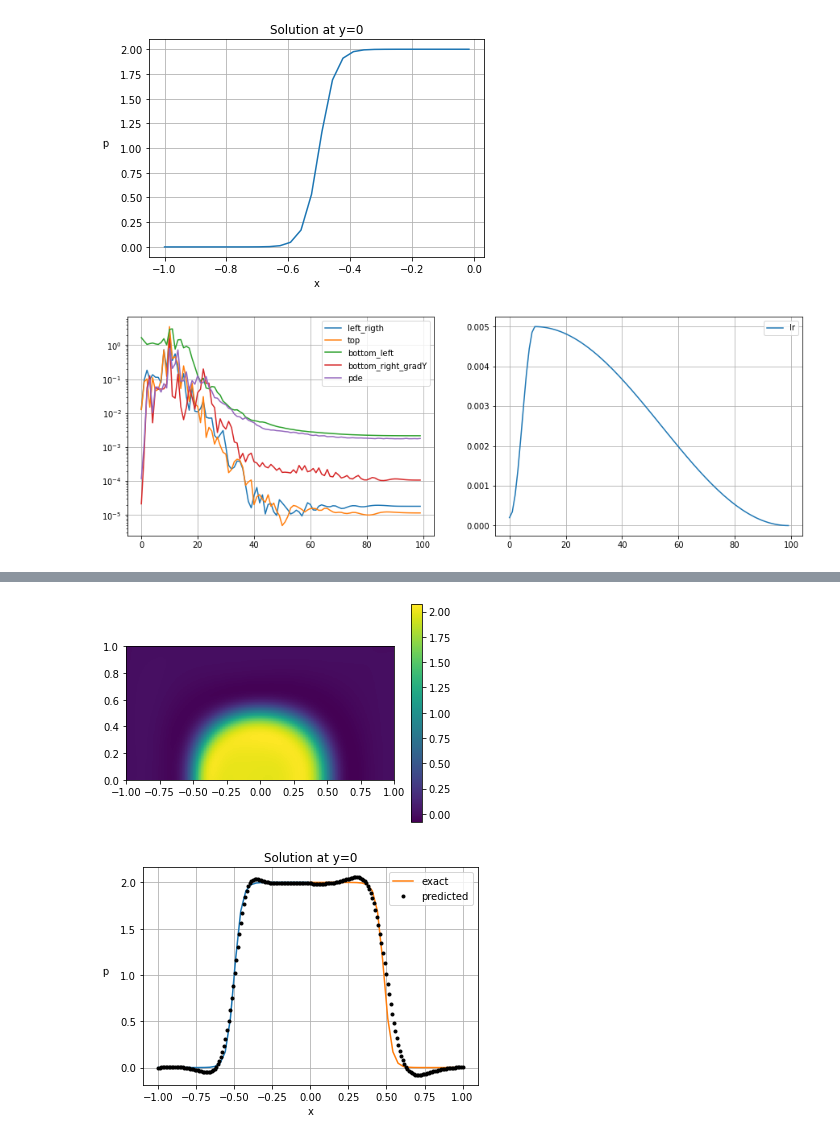
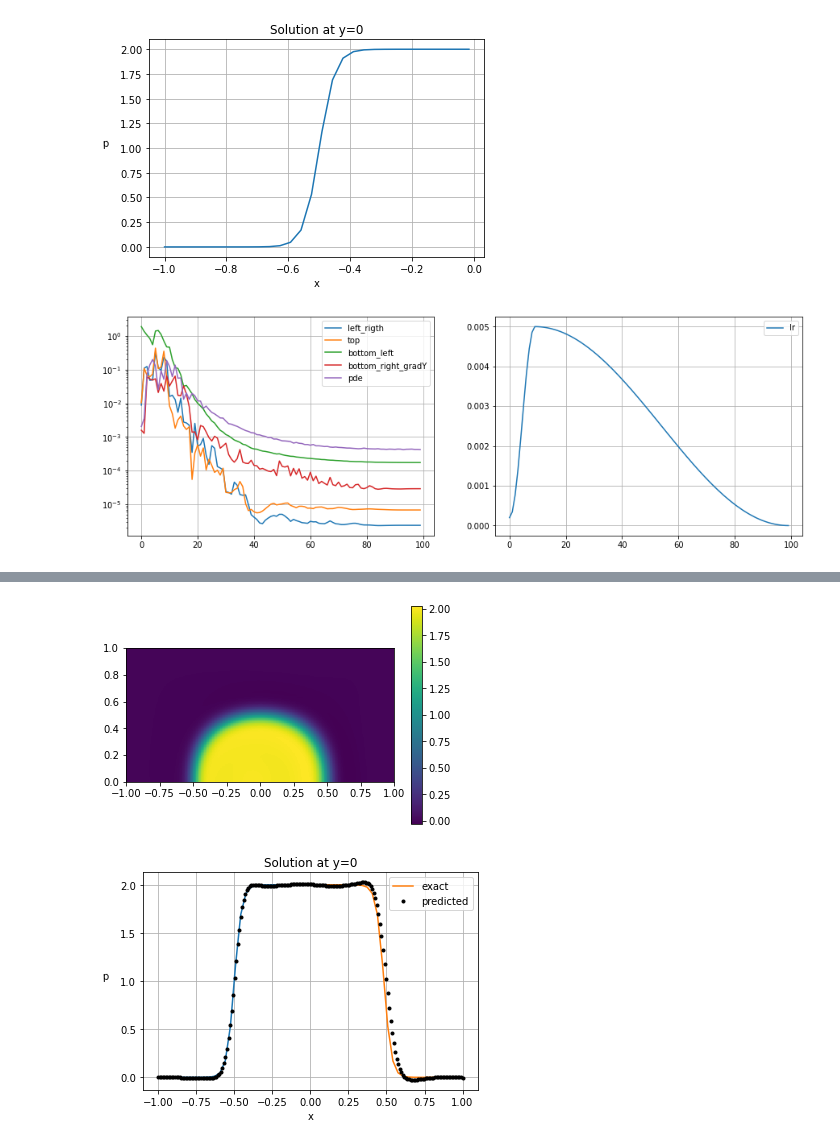
Before and after one commit to juansensio/nangs, a Jupyter notebook: examples/03_SmithHutton.ipynb, the cells around one changed output, grey strips where cells are left out. Saved outputs shown, nothing was run; the diff lists cells and outputs as text; code cells hidden in the pictures.

```diff
--- a/examples/03_SmithHutton.ipynb
+++ b/examples/03_SmithHutton.ipynb
@@ -110,20 +110,20 @@ class MyNeumann(Neumann):
 boco = MyNeumann({'x': x2, 'y': y[:1]}, name='bottom_right', device=device)
 pde.add_boco(boco)
 # %%
-from nangs import MLP
+from nangs import MLP2
 
 BATCH_SIZE = 1024
 LR = 5e-3
 EPOCHS = 100
 NUM_LAYERS = 5
 NUM_HIDDEN = 256
 
-mlp = MLP(len(pde.inputs), len(pde.outputs), NUM_LAYERS, NUM_HIDDEN).to(device)
+mlp = MLP2(len(pde.inputs), len(pde.outputs), NUM_LAYERS, NUM_HIDDEN).to(device)
 optimizer = torch.optim.Adam(mlp.parameters())
 scheduler = torch.optim.lr_scheduler.OneCycleLR(optimizer, max_lr=LR, pct_start=0.1, total_steps=EPOCHS)
 
 pde.compile(mlp, optimizer, scheduler)
 %time hist = pde.solve(EPOCHS, BATCH_SIZE)
 # %% [output]
-[figure, old version]
+[figure, new version]
 [interactive output not drawn]
@@ -142,7 +142,7 @@ plt.imshow(p.reshape((len(y),len(x))), vmin=p.min(), vmax=p.max(), origin='lower
 plt.colorbar()
 plt.show()
 # %% [output]
-[figure, old version]
+[figure, new version]
 # %%
 x = np.linspace(-1,1,200)
 y = np.array([0])
@@ -159,4 +159,4 @@ plt.title('Solution at y=0')
 plt.grid()
 plt.show()
 # %% [output]
-[figure, old version]
+[figure, new version]
```
Also changed, not shown: parts of 1 cell of this notebook, 10 other files.
